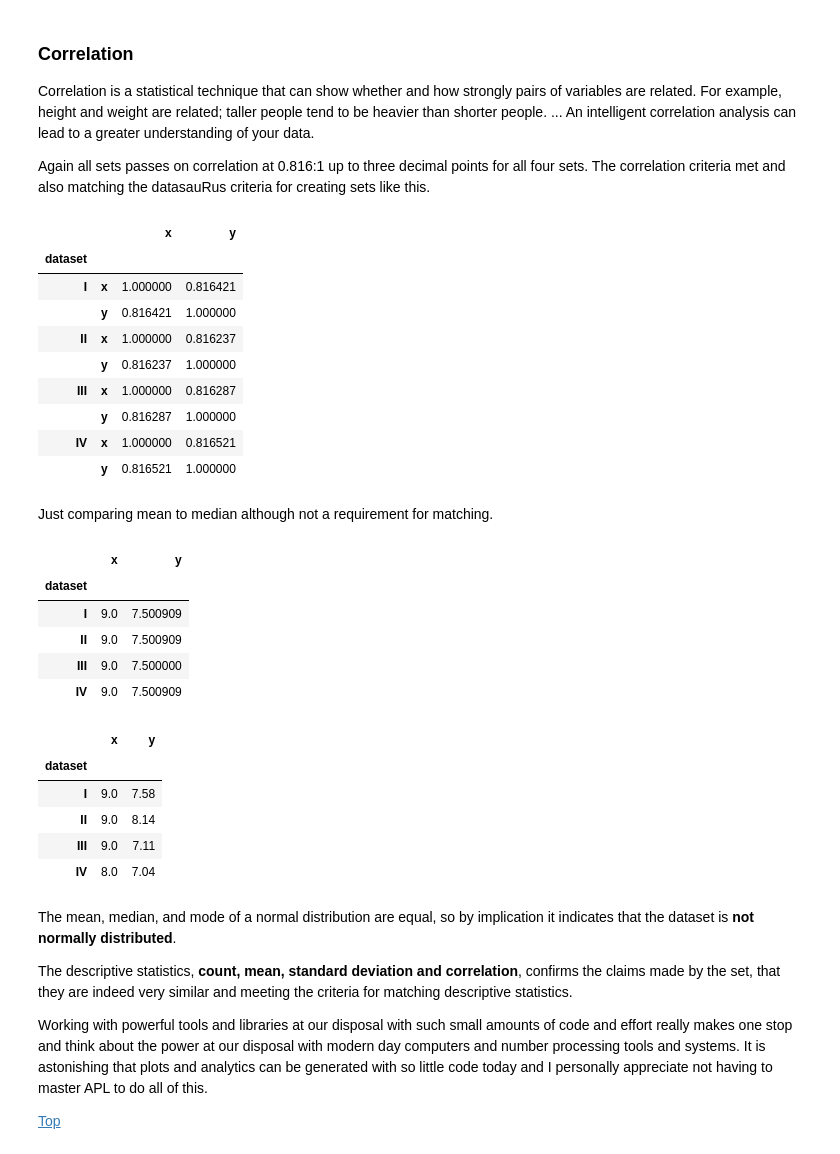
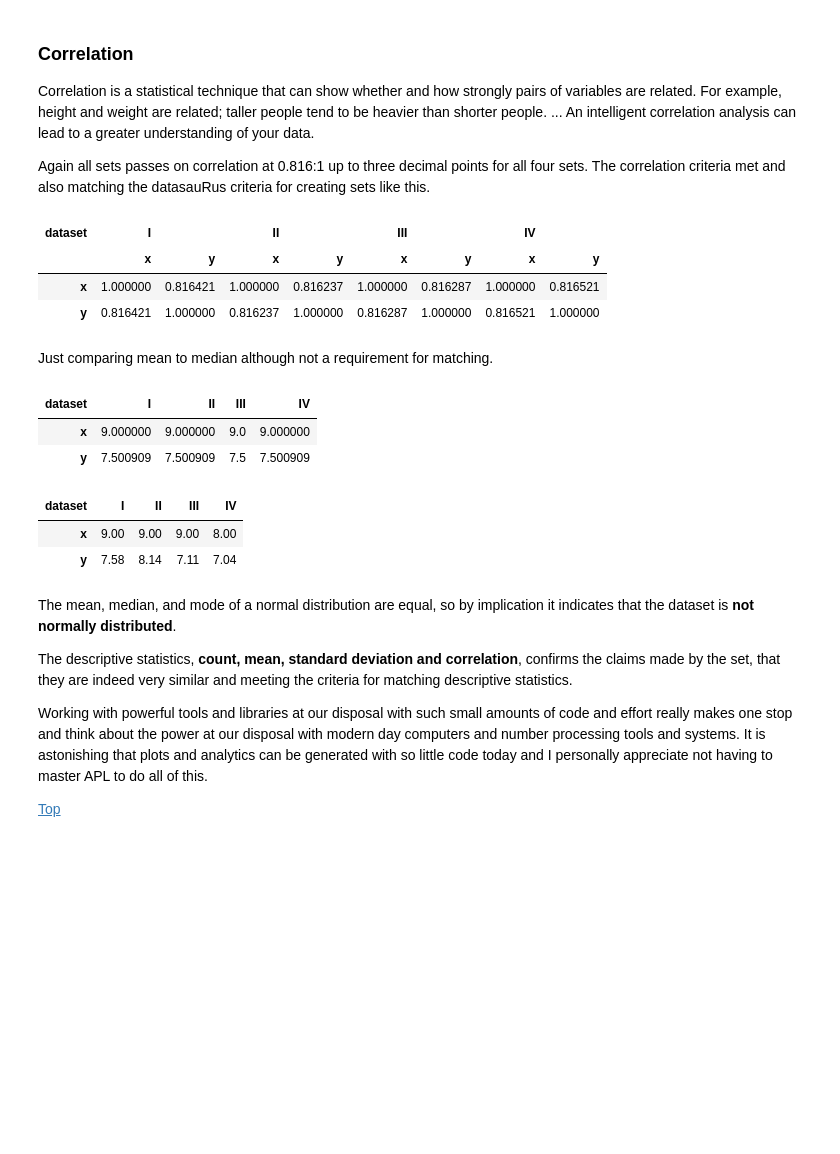
Before and after one commit to G00364778/52446_assignments, a Jupyter notebook: Anscombes_Quartet_dataset.ipynb, the cells around one changed output. Saved outputs shown, nothing was run; the diff lists cells and outputs as text; code cells hidden in the pictures; blank space fills up the shorter version.

Commit message:
minor edits to table layouts

```diff
--- a/Anscombes_Quartet_dataset.ipynb
+++ b/Anscombes_Quartet_dataset.ipynb
@@ -109,38 +109,26 @@ Correlation is a statistical technique that can show whether and how strongly pa
 
 Again all sets passes on correlation at 0.816:1 up to three decimal points for all four sets. The correlation criteria met and also matching the datasauRus criteria for creating sets like this.
 # %%
-anscombe.groupby('dataset').corr()
+anscombe.groupby('dataset').corr().T
 # %% [output]
-|  |  | x | y |
-| dataset |  |  |  |
-| I | x | 1.000000 | 0.816421 |
-|  | y | 0.816421 | 1.000000 |
-| II | x | 1.000000 | 0.816237 |
-|  | y | 0.816237 | 1.000000 |
-| III | x | 1.000000 | 0.816287 |
-|  | y | 0.816287 | 1.000000 |
-| IV | x | 1.000000 | 0.816521 |
-|  | y | 0.816521 | 1.000000 |
+| dataset | I |  | II |  | III |  | IV |  |
+|  | x | y | x | y | x | y | x | y |
+| x | 1.000000 | 0.816421 | 1.000000 | 0.816237 | 1.000000 | 0.816287 | 1.000000 | 0.816521 |
+| y | 0.816421 | 1.000000 | 0.816237 | 1.000000 | 0.816287 | 1.000000 | 0.816521 | 1.000000 |
 # %% [markdown]
 Just comparing mean to median although not a requirement for matching.
 # %%
-anscombe.groupby('dataset').mean()
+anscombe.groupby('dataset').mean().T
 # %% [output]
-|  | x | y |
-| dataset |  |  |
-| I | 9.0 | 7.500909 |
-| II | 9.0 | 7.500909 |
-| III | 9.0 | 7.500000 |
-| IV | 9.0 | 7.500909 |
+| dataset | I | II | III | IV |
+| x | 9.000000 | 9.000000 | 9.0 | 9.000000 |
+| y | 7.500909 | 7.500909 | 7.5 | 7.500909 |
 # %%
-anscombe.groupby('dataset').median()
+anscombe.groupby('dataset').median().T
 # %% [output]
-|  | x | y |
-| dataset |  |  |
-| I | 9.0 | 7.58 |
-| II | 9.0 | 8.14 |
-| III | 9.0 | 7.11 |
-| IV | 8.0 | 7.04 |
+| dataset | I | II | III | IV |
+| x | 9.00 | 9.00 | 9.00 | 8.00 |
+| y | 7.58 | 8.14 | 7.11 | 7.04 |
 # %% [markdown]
 The mean, median, and mode of a normal distribution are equal, so by implication it indicates that the dataset is __not normally distributed__.
 
```
